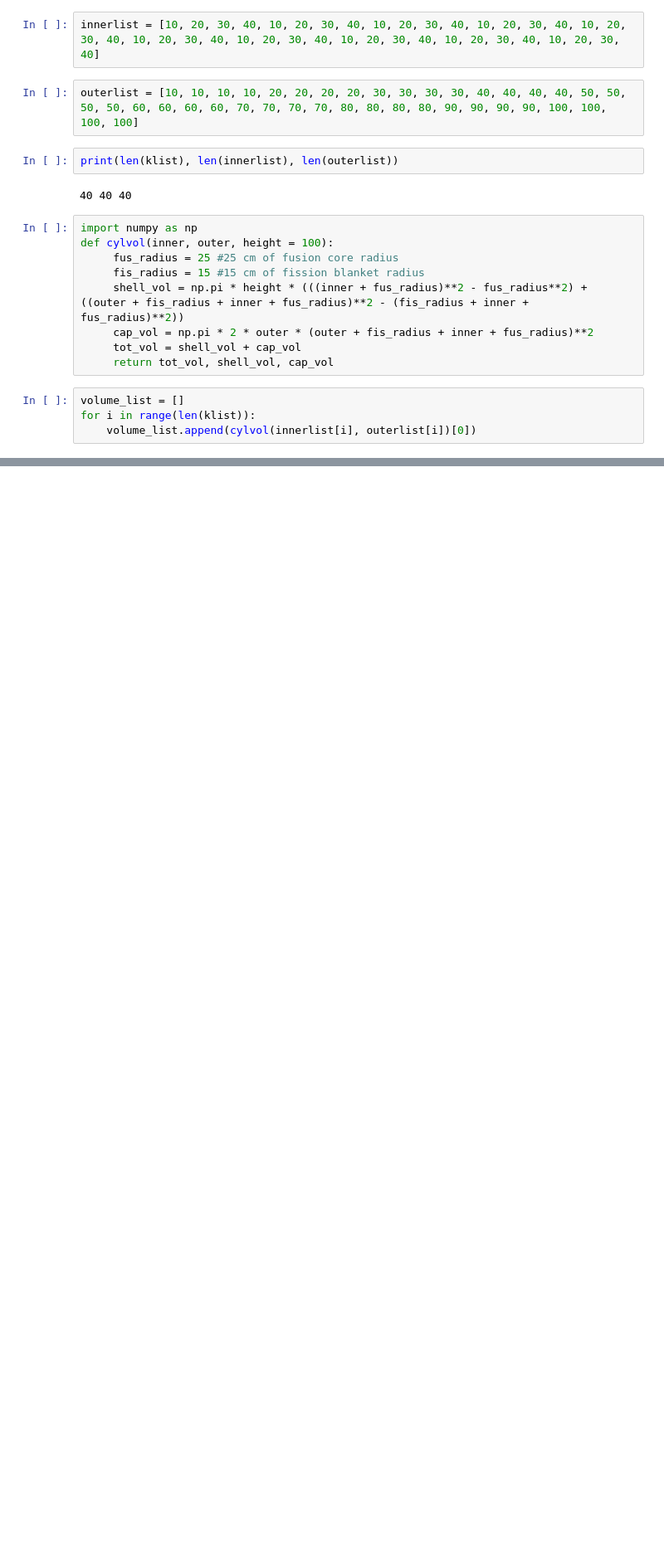
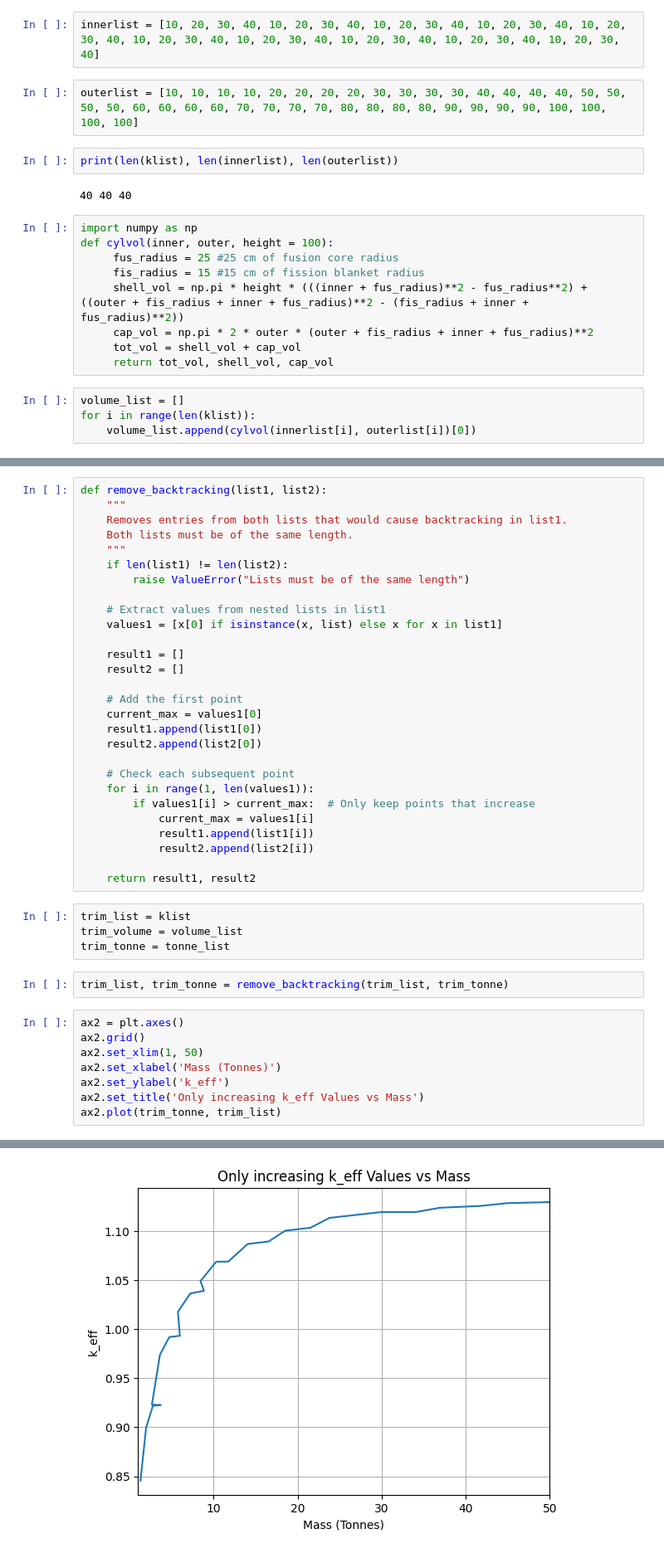
Before and after one commit to andrewpolitz/astrofuse, a Jupyter notebook: keff_calcs.ipynb, the cells around one changed output, grey strips where cells are left out. Shown: that part at 83% size. Drawn from its saved outputs; the diff is of its cells as text; blank space fills up the shorter version.

```diff
--- a/keff_calcs.ipynb
+++ b/keff_calcs.ipynb
@@ -103,0 +124,43 @@ plt.plot(volume_list, klist)
+# %%
+def remove_backtracking(list1, list2):
+    """
+    Removes entries from both lists that would cause backtracking in list1.
+    Both lists must be of the same length.
+    """
+    if len(list1) != len(list2):
+        raise ValueError("Lists must be of the same length")
+
+    # Extract values from nested lists in list1
+    values1 = [x[0] if isinstance(x, list) else x for x in list1]
+
+    result1 = []
+    result2 = []
+
+    # Add the first point
+    current_max = values1[0]
+    result1.append(list1[0])
+    result2.append(list2[0])
+
+    # Check each subsequent point
+    for i in range(1, len(values1)):
+        if values1[i] > current_max:  # Only keep points that increase
+            current_max = values1[i]
+            result1.append(list1[i])
+            result2.append(list2[i])
+
+    return result1, result2
+# %%
+trim_list = klist
+trim_volume = volume_list
+trim_tonne = tonne_list
+# %%
+trim_list, trim_tonne = remove_backtracking(trim_list, trim_tonne)
+# %%
+ax2 = plt.axes()
+ax2.grid()
+ax2.set_xlim(1, 50)
+ax2.set_xlabel('Mass (Tonnes)')
+ax2.set_ylabel('k_eff')
+ax2.set_title('Only increasing k_eff Values vs Mass')
+ax2.plot(trim_tonne, trim_list)
+# %% [output]
@@ -103,0 +168 @@ plt.plot(volume_list, klist)
+[figure, added]
```
Also changed, not shown: parts of 10 cells of this notebook.
